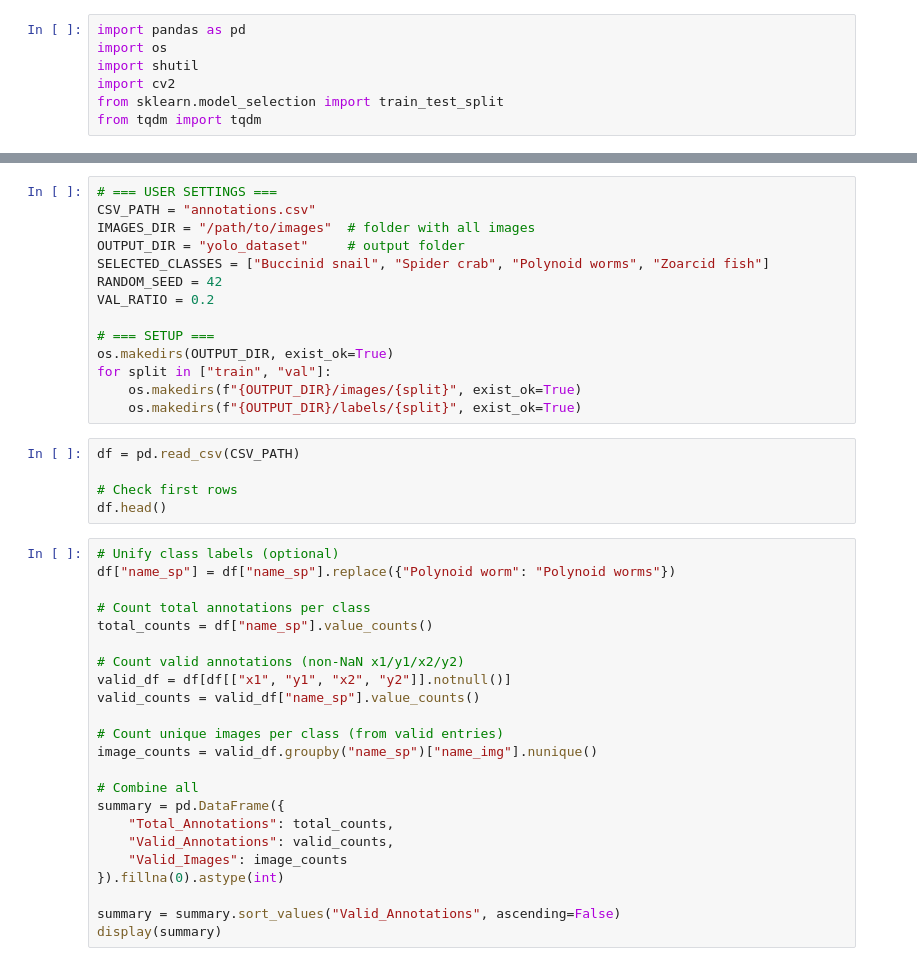
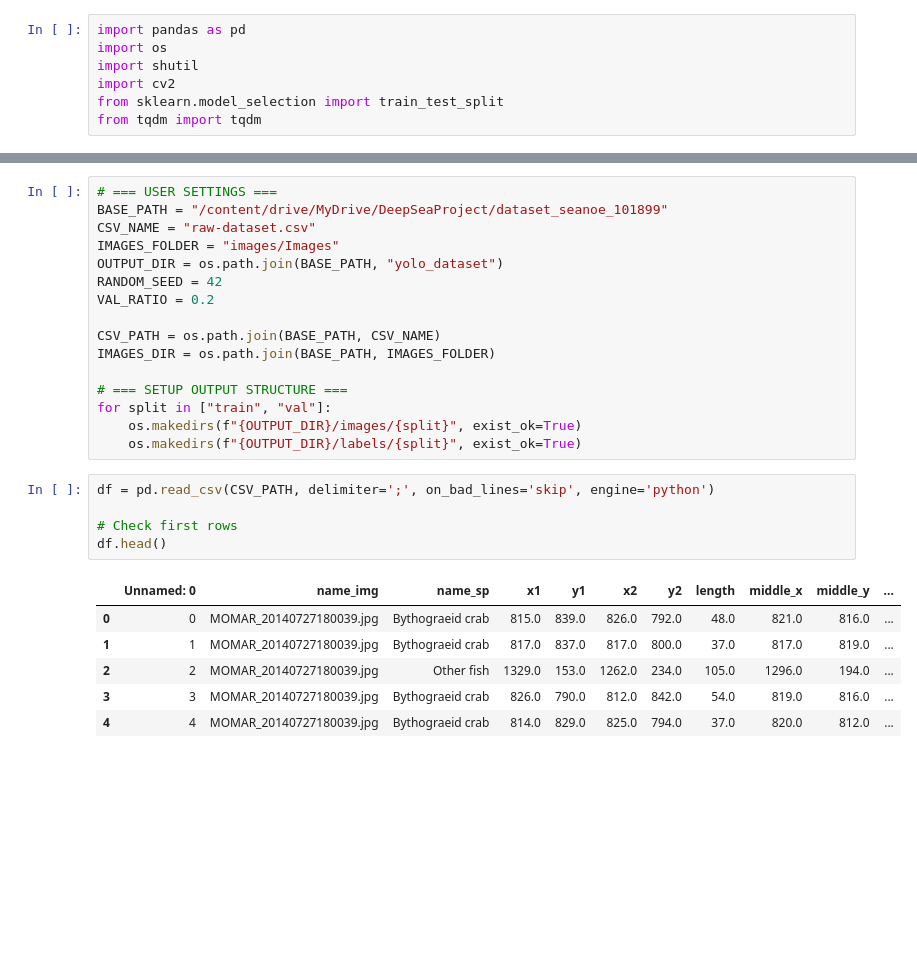
Before and after one commit to mjoudy/yolo_deepsee, a Jupyter notebook: yolo_deepsee.ipynb, the cells around one changed output, grey strips where cells are left out. Cells and saved outputs as stored; diff of their text form; blank space fills up the shorter version.

```diff
--- a/yolo_deepsee.ipynb
+++ b/yolo_deepsee.ipynb
@@ -11,42 +23,28 @@ drive.mount('/content/drive')
 # %%
 # === USER SETTINGS ===
-CSV_PATH = "annotations.csv"
-IMAGES_DIR = "/path/to/images"  # folder with all images
-OUTPUT_DIR = "yolo_dataset"     # output folder
-SELECTED_CLASSES = ["Buccinid snail", "Spider crab", "Polynoid worms", "Zoarcid fish"]
+BASE_PATH = "/content/drive/MyDrive/DeepSeaProject/dataset_seanoe_101899"
+CSV_NAME = "raw-dataset.csv"
+IMAGES_FOLDER = "images/Images"
+OUTPUT_DIR = os.path.join(BASE_PATH, "yolo_dataset")
 RANDOM_SEED = 42
 VAL_RATIO = 0.2
 
-# === SETUP ===
-os.makedirs(OUTPUT_DIR, exist_ok=True)
+CSV_PATH = os.path.join(BASE_PATH, CSV_NAME)
+IMAGES_DIR = os.path.join(BASE_PATH, IMAGES_FOLDER)
+
+# === SETUP OUTPUT STRUCTURE ===
 for split in ["train", "val"]:
     os.makedirs(f"{OUTPUT_DIR}/images/{split}", exist_ok=True)
     os.makedirs(f"{OUTPUT_DIR}/labels/{split}", exist_ok=True)
 # %%
-df = pd.read_csv(CSV_PATH)
+df = pd.read_csv(CSV_PATH, delimiter=';', on_bad_lines='skip', engine='python')
 
 # Check first rows
 df.head()
+# %% [output]
+|  | Unnamed: 0 | name_img | name_sp | x1 | y1 | x2 | y2 | length | middle_x | middle_y | ... |
+| 0 | 0 | MOMAR_20140727180039.jpg | Bythograeid crab | 815.0 | 839.0 | 826.0 | 792.0 | 48.0 | 821.0 | 816.0 | ... |
+| 1 | 1 | MOMAR_20140727180039.jpg | Bythograeid crab | 817.0 | 837.0 | 817.0 | 800.0 | 37.0 | 817.0 | 819.0 | ... |
+| 2 | 2 | MOMAR_20140727180039.jpg | Other fish | 1329.0 | 153.0 | 1262.0 | 234.0 | 105.0 | 1296.0 | 194.0 | ... |
+| 3 | 3 | MOMAR_20140727180039.jpg | Bythograeid crab | 826.0 | 790.0 | 812.0 | 842.0 | 54.0 | 819.0 | 816.0 | ... |
+| 4 | 4 | MOMAR_20140727180039.jpg | Bythograeid crab | 814.0 | 829.0 | 825.0 | 794.0 | 37.0 | 820.0 | 812.0 | ... |
-# %%
-# Unify class labels (optional)
-df["name_sp"] = df["name_sp"].replace({"Polynoid worm": "Polynoid worms"})
-
-# Count total annotations per class
-total_counts = df["name_sp"].value_counts()
-
-# Count valid annotations (non-NaN x1/y1/x2/y2)
-valid_df = df[df[["x1", "y1", "x2", "y2"]].notnull()]
-valid_counts = valid_df["name_sp"].value_counts()
-
-# Count unique images per class (from valid entries)
-image_counts = valid_df.groupby("name_sp")["name_img"].nunique()
-
-# Combine all
-summary = pd.DataFrame({
-    "Total_Annotations": total_counts,
-    "Valid_Annotations": valid_counts,
-    "Valid_Images": image_counts
-}).fillna(0).astype(int)
-
-summary = summary.sort_values("Valid_Annotations", ascending=False)
-display(summary)
```
Also changed, not shown: parts of 9 cells of this notebook.
